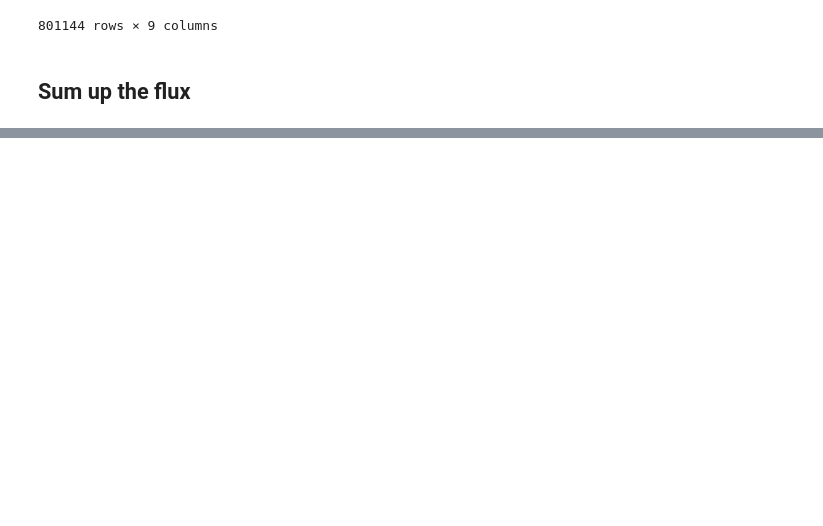
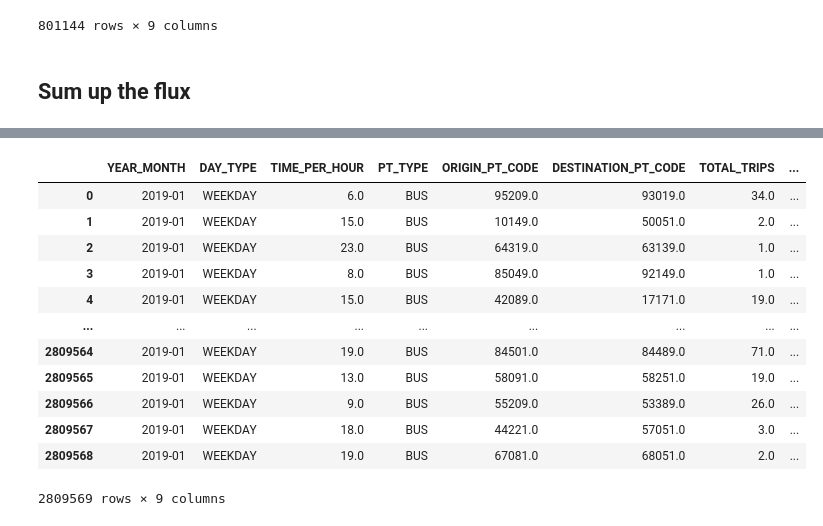
Before and after one commit to Pawpaw497/MPT-project, a Jupyter notebook: pop_flux_2019.ipynb, the cells around one changed output, grey strips where cells are left out. Cells and saved outputs as stored; diff of their text form; code cells hidden in the pictures; blank space fills up the shorter version.

```diff
--- a/pop_flux_2019.ipynb
+++ b/pop_flux_2019.ipynb
@@ -370,0 +393,16 @@ T_i.to_csv(path+'/Total_flux_2019.csv')
+# %%
+bus_vol_WD
+# %% [output]
+|  | YEAR_MONTH | DAY_TYPE | TIME_PER_HOUR | PT_TYPE | ORIGIN_PT_CODE | DESTINATION_PT_CODE | TOTAL_TRIPS | ... |
+| 0 | 2019-01 | WEEKDAY | 6.0 | BUS | 95209.0 | 93019.0 | 34.0 | ... |
+| 1 | 2019-01 | WEEKDAY | 15.0 | BUS | 10149.0 | 50051.0 | 2.0 | ... |
+| 2 | 2019-01 | WEEKDAY | 23.0 | BUS | 64319.0 | 63139.0 | 1.0 | ... |
+| 3 | 2019-01 | WEEKDAY | 8.0 | BUS | 85049.0 | 92149.0 | 1.0 | ... |
+| 4 | 2019-01 | WEEKDAY | 15.0 | BUS | 42089.0 | 17171.0 | 19.0 | ... |
+| ... | ... | ... | ... | ... | ... | ... | ... | ... |
+| 2809564 | 2019-01 | WEEKDAY | 19.0 | BUS | 84501.0 | 84489.0 | 71.0 | ... |
+| 2809565 | 2019-01 | WEEKDAY | 13.0 | BUS | 58091.0 | 58251.0 | 19.0 | ... |
+| 2809566 | 2019-01 | WEEKDAY | 9.0 | BUS | 55209.0 | 53389.0 | 26.0 | ... |
+| 2809567 | 2019-01 | WEEKDAY | 18.0 | BUS | 44221.0 | 57051.0 | 3.0 | ... |
+| 2809568 | 2019-01 | WEEKDAY | 19.0 | BUS | 67081.0 | 68051.0 | 2.0 | ... |
+2809569 rows × 9 columns
```
Also changed, not shown: parts of 7 cells of this notebook, 12 other files.
